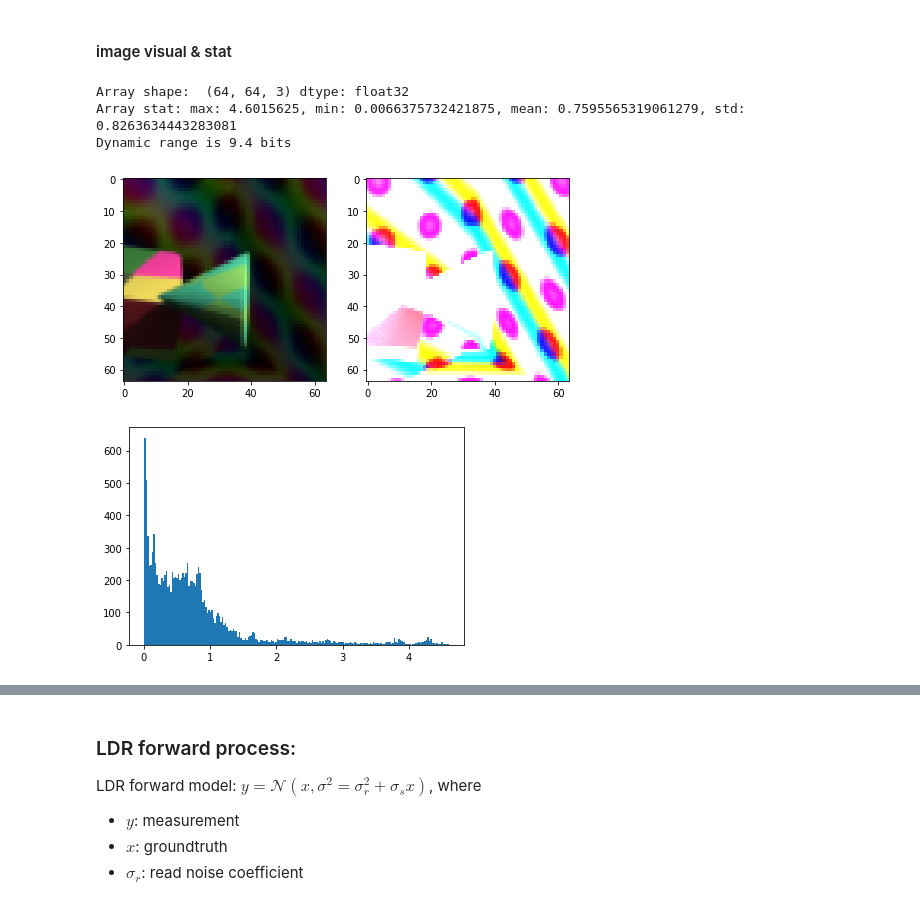
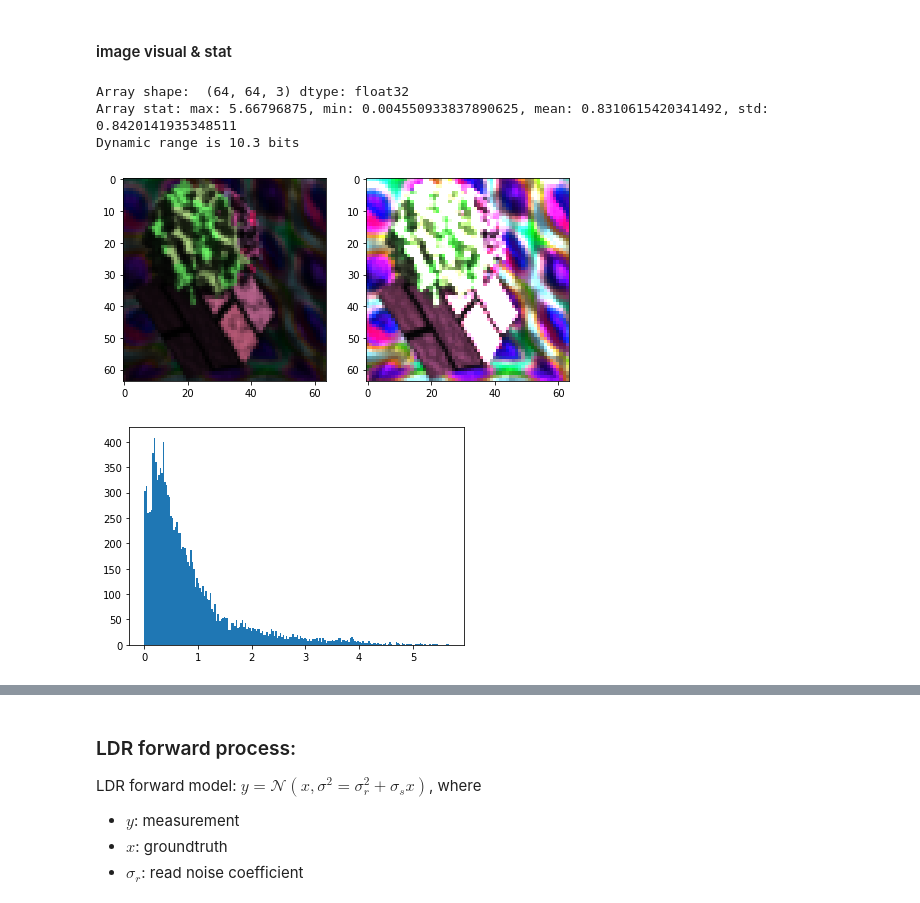
Before and after one commit to djbradyAtOpticalSciencesArizona/multiframeEstimation, a Jupyter notebook: blender_passes.ipynb, the cells around one changed output, grey strips where cells are left out. Drawn from its saved outputs; the diff is of its cells as text; code cells hidden in the pictures.

```diff
--- a/blender_passes.ipynb
+++ b/blender_passes.ipynb
@@ -212,24 +212,24 @@ import numpy as np
 # %% [markdown]
 #### image visual & stat
 # %%
-img = cv2.imread("Image/Image0100.exr",cv2.IMREAD_ANYCOLOR | cv2.IMREAD_ANYDEPTH)[:, :, ::-1]
+img = cv2.imread("Image/Image0012.exr",cv2.IMREAD_ANYCOLOR | cv2.IMREAD_ANYDEPTH)[:, :, ::-1]
 print_stat(img)
 print("Dynamic range is {:.1f} bits".format(np.log2(img.max()/img.min())))
 # %% [output]
 Array shape:  (64, 64, 3) dtype: float32
-Array stat: max: 4.6015625, min: 0.0066375732421875, mean: 0.7595565319061279, std: 0.8263634443283081
-Dynamic range is 9.4 bits
+Array stat: max: 5.66796875, min: 0.004550933837890625, mean: 0.8310615420341492, std: 0.8420141935348511
+Dynamic range is 10.3 bits
 # %%
 fig, ax = plt.subplots(1,2, figsize = (8, 8))
 ax[0].imshow(img/img.max())
-ax[1].imshow(np.clip(img * 5, 0, 1))
+ax[1].imshow(np.clip(img, 0, 1))
 plt.show()
 # fig, ax = plt.subplots(1,2)
 # ax[0].hist(img.flatten(), bins=100)
 # ax[1].hist(img.flatten(), bins=100, range=(0, 0.4))
 # fig.tight_layout()
 plt.hist(img.flatten(), bins=200)
 plt.show()
 # %% [output]
-[figure, old version]
+[figure, new version]
-[figure, old version]
+[figure, new version]
```
Also changed, not shown: parts of 13 cells of this notebook.
